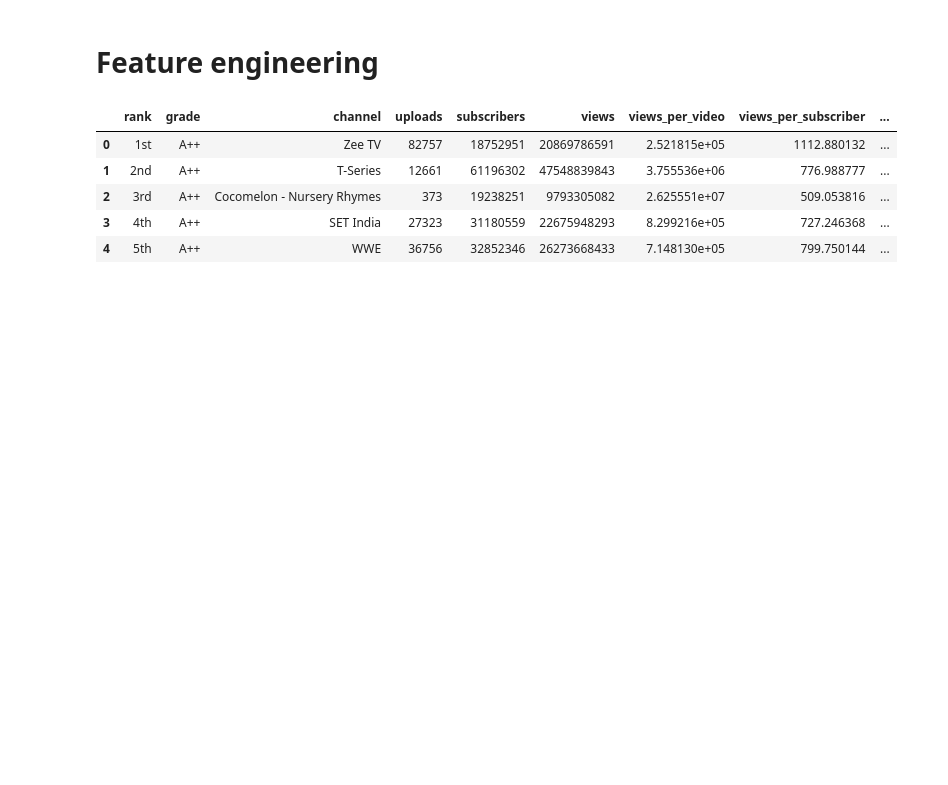
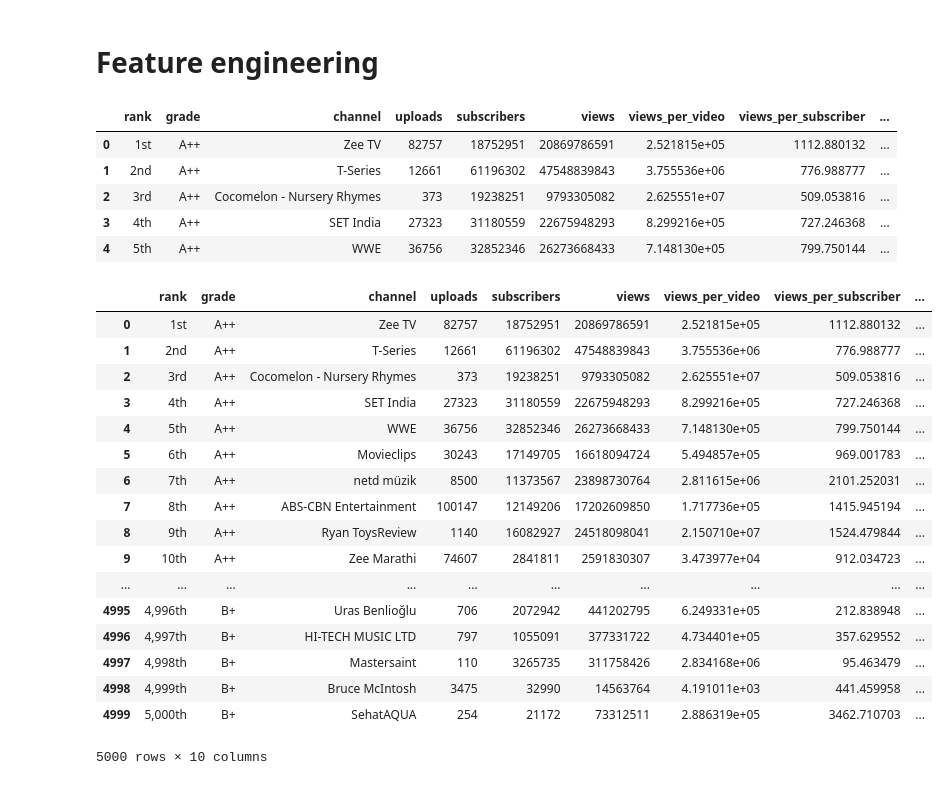
Before and after one commit to cholzkorn/data-science, a Jupyter notebook: sample-projects/python_youtube_top5000/top5000.ipynb, the cells around one changed output. Drawn from its saved outputs; the diff is of its cells as text; code cells hidden in the pictures; blank space fills up the shorter version.

```diff
--- a/sample-projects/python_youtube_top5000/top5000.ipynb
+++ b/sample-projects/python_youtube_top5000/top5000.ipynb
@@ -92,4 +97,30 @@ df.head()
 | 2 | 3rd | A++ | Cocomelon - Nursery Rhymes | 373 | 19238251 | 9793305082 | 2.625551e+07 | 509.053816 | ... |
 | 3 | 4th | A++ | SET India | 27323 | 31180559 | 22675948293 | 8.299216e+05 | 727.246368 | ... |
 | 4 | 5th | A++ | WWE | 36756 | 32852346 | 26273668433 | 7.148130e+05 | 799.750144 | ... |
+# %%
+# Is Gaming in the channel title?
+
+df["gaming"] = np.where(df["channel"].str.contains("game*|gaming",
+                                                    case=False,
+                                                    na=False), True, False)
+df
+# %% [output]
+|  | rank | grade | channel | uploads | subscribers | views | views_per_video | views_per_subscriber | ... |
+| 0 | 1st | A++ | Zee TV | 82757 | 18752951 | 20869786591 | 2.521815e+05 | 1112.880132 | ... |
+| 1 | 2nd | A++ | T-Series | 12661 | 61196302 | 47548839843 | 3.755536e+06 | 776.988777 | ... |
+| 2 | 3rd | A++ | Cocomelon - Nursery Rhymes | 373 | 19238251 | 9793305082 | 2.625551e+07 | 509.053816 | ... |
+| 3 | 4th | A++ | SET India | 27323 | 31180559 | 22675948293 | 8.299216e+05 | 727.246368 | ... |
+| 4 | 5th | A++ | WWE | 36756 | 32852346 | 26273668433 | 7.148130e+05 | 799.750144 | ... |
+| 5 | 6th | A++ | Movieclips | 30243 | 17149705 | 16618094724 | 5.494857e+05 | 969.001783 | ... |
+| 6 | 7th | A++ | netd müzik | 8500 | 11373567 | 23898730764 | 2.811615e+06 | 2101.252031 | ... |
+| 7 | 8th | A++ | ABS-CBN Entertainment | 100147 | 12149206 | 17202609850 | 1.717736e+05 | 1415.945194 | ... |
+| 8 | 9th | A++ | Ryan ToysReview | 1140 | 16082927 | 24518098041 | 2.150710e+07 | 1524.479844 | ... |
+| 9 | 10th | A++ | Zee Marathi | 74607 | 2841811 | 2591830307 | 3.473977e+04 | 912.034723 | ... |
+| ... | ... | ... | ... | ... | ... | ... | ... | ... | ... |
+| 4995 | 4,996th | B+ | Uras Benlioğlu | 706 | 2072942 | 441202795 | 6.249331e+05 | 212.838948 | ... |
+| 4996 | 4,997th | B+ | HI-TECH MUSIC LTD | 797 | 1055091 | 377331722 | 4.734401e+05 | 357.629552 | ... |
+| 4997 | 4,998th | B+ | Mastersaint | 110 | 3265735 | 311758426 | 2.834168e+06 | 95.463479 | ... |
+| 4998 | 4,999th | B+ | Bruce McIntosh | 3475 | 32990 | 14563764 | 4.191011e+03 | 441.459958 | ... |
+| 4999 | 5,000th | B+ | SehatAQUA | 254 | 21172 | 73312511 | 2.886319e+05 | 3462.710703 | ... |
+5000 rows × 10 columns
 # %% [markdown]
```
Also changed, not shown: parts of 14 cells of this notebook.
